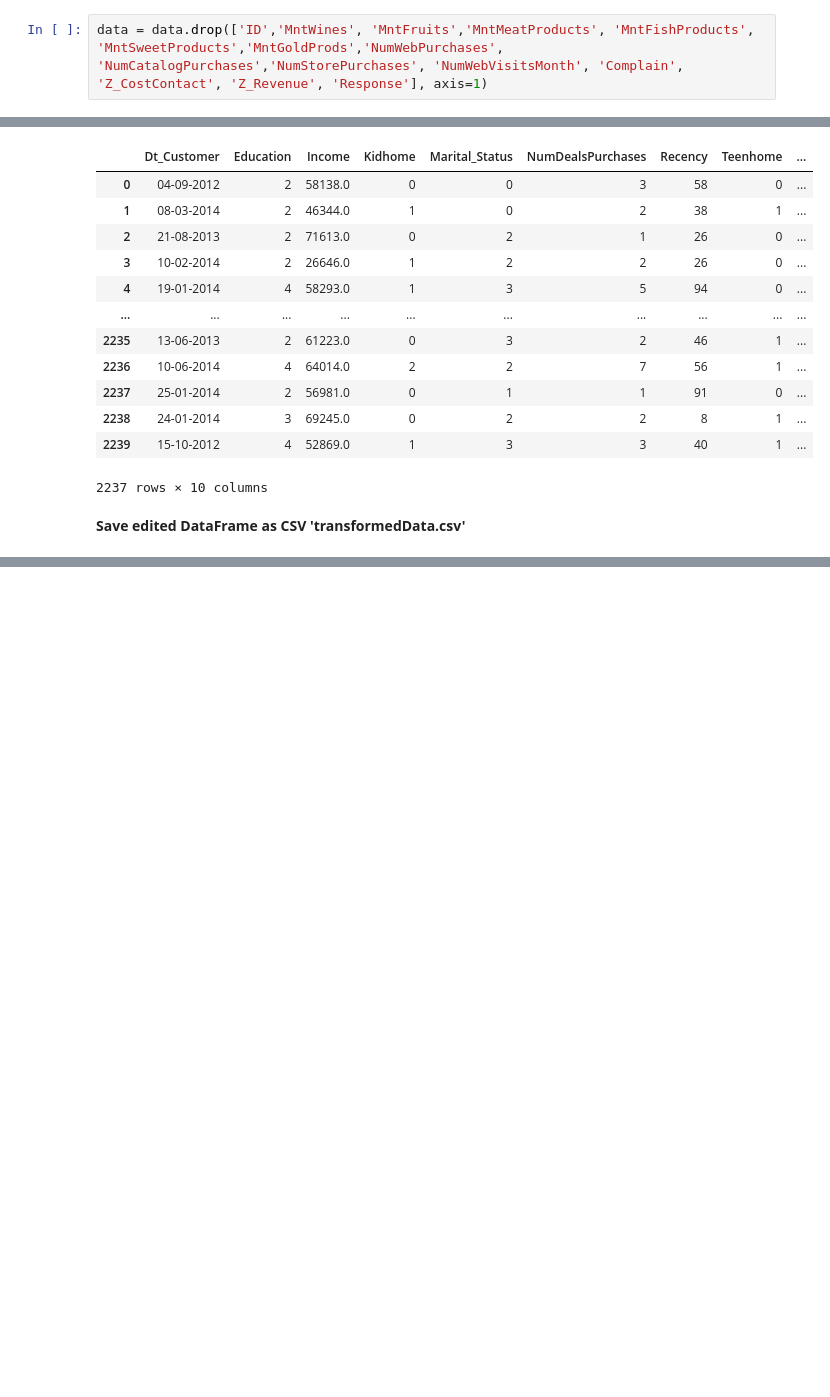
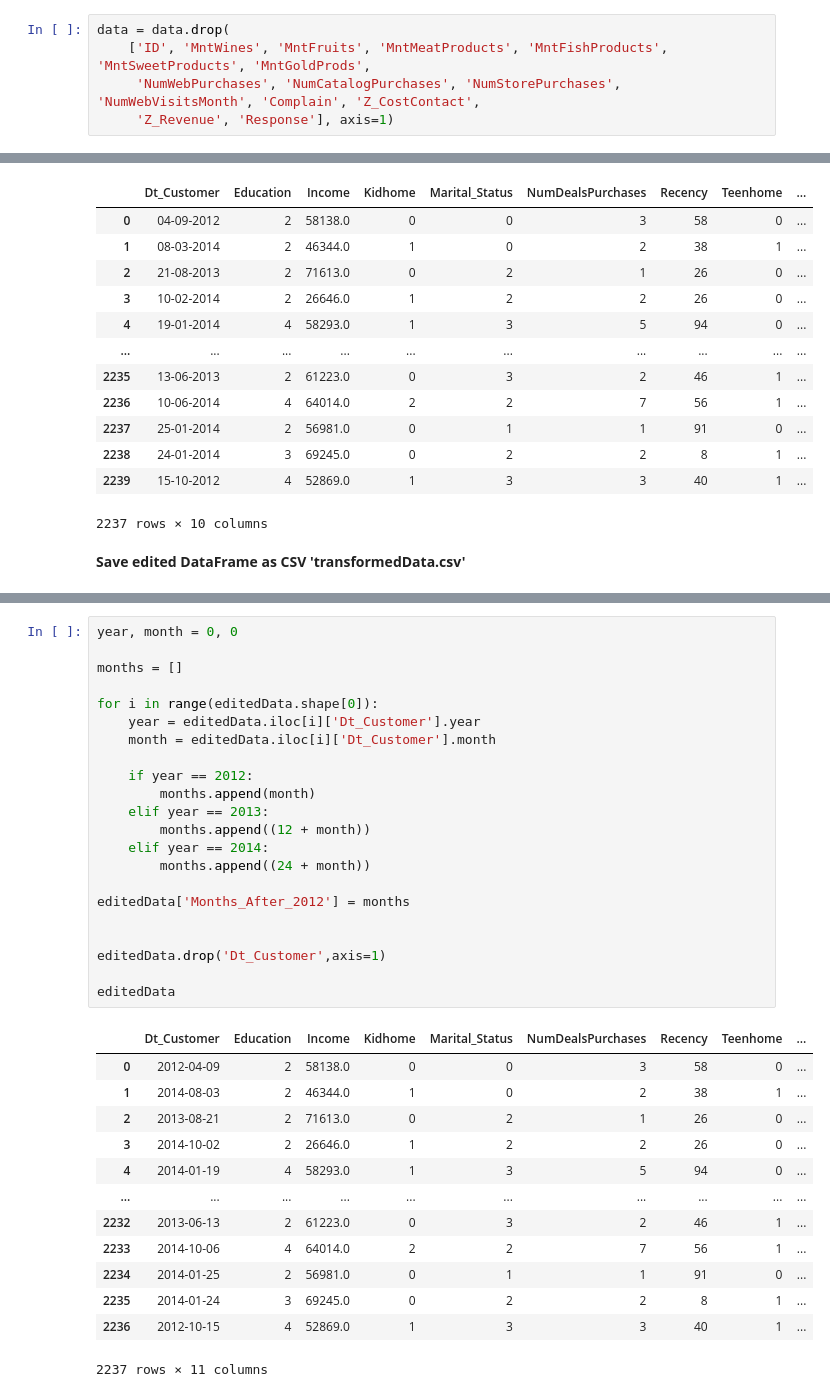
Before and after one commit to AndreasKranz/MachineLearningOmega, a Jupyter notebook: mlproj_version2.ipynb, the cells around one changed output, grey strips where cells are left out. Drawn from its saved outputs; the diff is of its cells as text; blank space fills up the shorter version.

```diff
--- a/mlproj_version2.ipynb
+++ b/mlproj_version2.ipynb
@@ -25,5 +26,8 @@ data.head()
 # %% [markdown]
 ## Drop Irrelevant rows
 # %%
-data = data.drop(['ID','MntWines', 'MntFruits','MntMeatProducts', 'MntFishProducts', 'MntSweetProducts','MntGoldProds','NumWebPurchases', 'NumCatalogPurchases','NumStorePurchases', 'NumWebVisitsMonth', 'Complain', 'Z_CostContact', 'Z_Revenue', 'Response'], axis=1)
+data = data.drop(
+    ['ID', 'MntWines', 'MntFruits', 'MntMeatProducts', 'MntFishProducts', 'MntSweetProducts', 'MntGoldProds',
+     'NumWebPurchases', 'NumCatalogPurchases', 'NumStorePurchases', 'NumWebVisitsMonth', 'Complain', 'Z_CostContact',
+     'Z_Revenue', 'Response'], axis=1)
 # %%
@@ -183,0 +226,36 @@ data
+# %%
+year, month = 0, 0
+
+months = []
+
+for i in range(editedData.shape[0]):
+    year = editedData.iloc[i]['Dt_Customer'].year
+    month = editedData.iloc[i]['Dt_Customer'].month
+
+    if year == 2012:
+        months.append(month)
+    elif year == 2013:
+        months.append((12 + month))
+    elif year == 2014:
+        months.append((24 + month))
+
+editedData['Months_After_2012'] = months
+
+
+editedData.drop('Dt_Customer',axis=1)
+
+editedData
+# %% [output]
+|  | Dt_Customer | Education | Income | Kidhome | Marital_Status | NumDealsPurchases | Recency | Teenhome | ... |
+| 0 | 2012-04-09 | 2 | 58138.0 | 0 | 0 | 3 | 58 | 0 | ... |
+| 1 | 2014-08-03 | 2 | 46344.0 | 1 | 0 | 2 | 38 | 1 | ... |
+| 2 | 2013-08-21 | 2 | 71613.0 | 0 | 2 | 1 | 26 | 0 | ... |
+| 3 | 2014-10-02 | 2 | 26646.0 | 1 | 2 | 2 | 26 | 0 | ... |
+| 4 | 2014-01-19 | 4 | 58293.0 | 1 | 3 | 5 | 94 | 0 | ... |
+| ... | ... | ... | ... | ... | ... | ... | ... | ... | ... |
+| 2232 | 2013-06-13 | 2 | 61223.0 | 0 | 3 | 2 | 46 | 1 | ... |
+| 2233 | 2014-10-06 | 4 | 64014.0 | 2 | 2 | 7 | 56 | 1 | ... |
+| 2234 | 2014-01-25 | 2 | 56981.0 | 0 | 1 | 1 | 91 | 0 | ... |
+| 2235 | 2014-01-24 | 3 | 69245.0 | 0 | 2 | 2 | 8 | 1 | ... |
+| 2236 | 2012-10-15 | 4 | 52869.0 | 1 | 3 | 3 | 40 | 1 | ... |
+2237 rows × 11 columns
```
Also changed, not shown: parts of 14 cells of this notebook, 1 other file.
